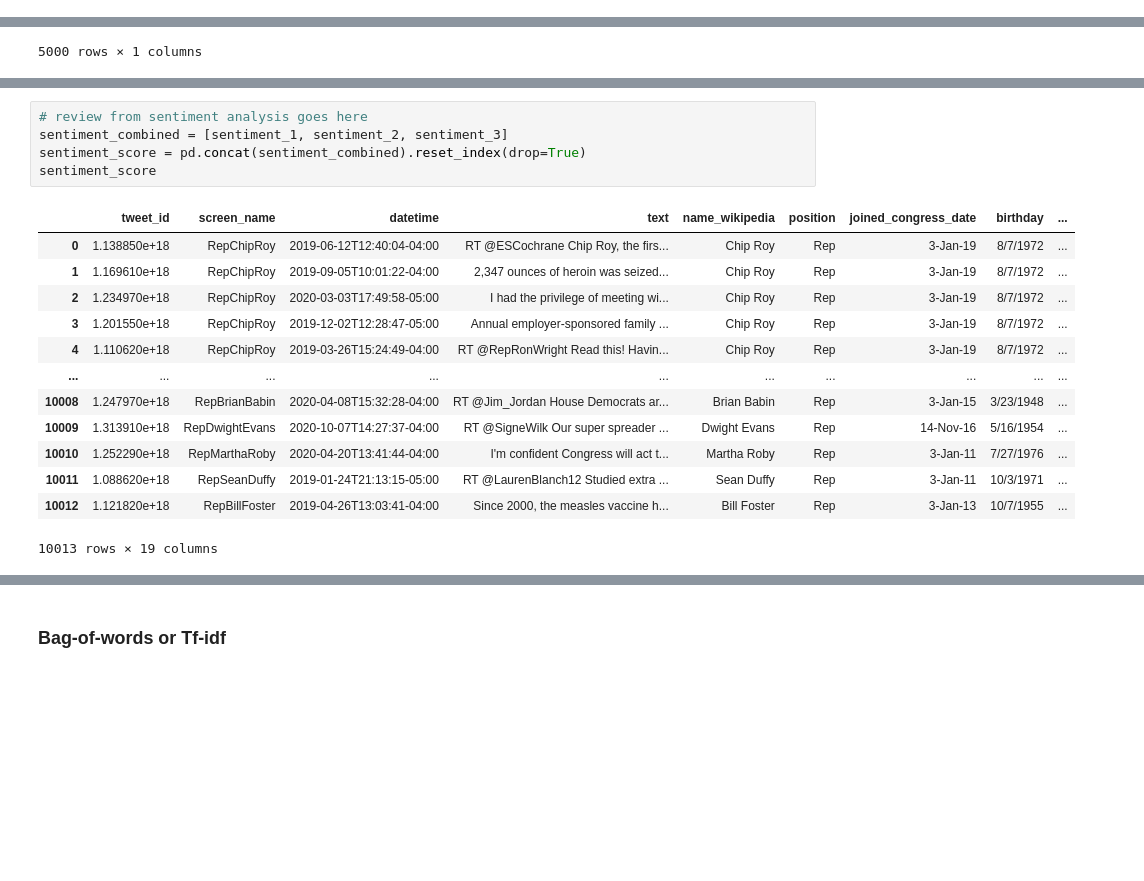
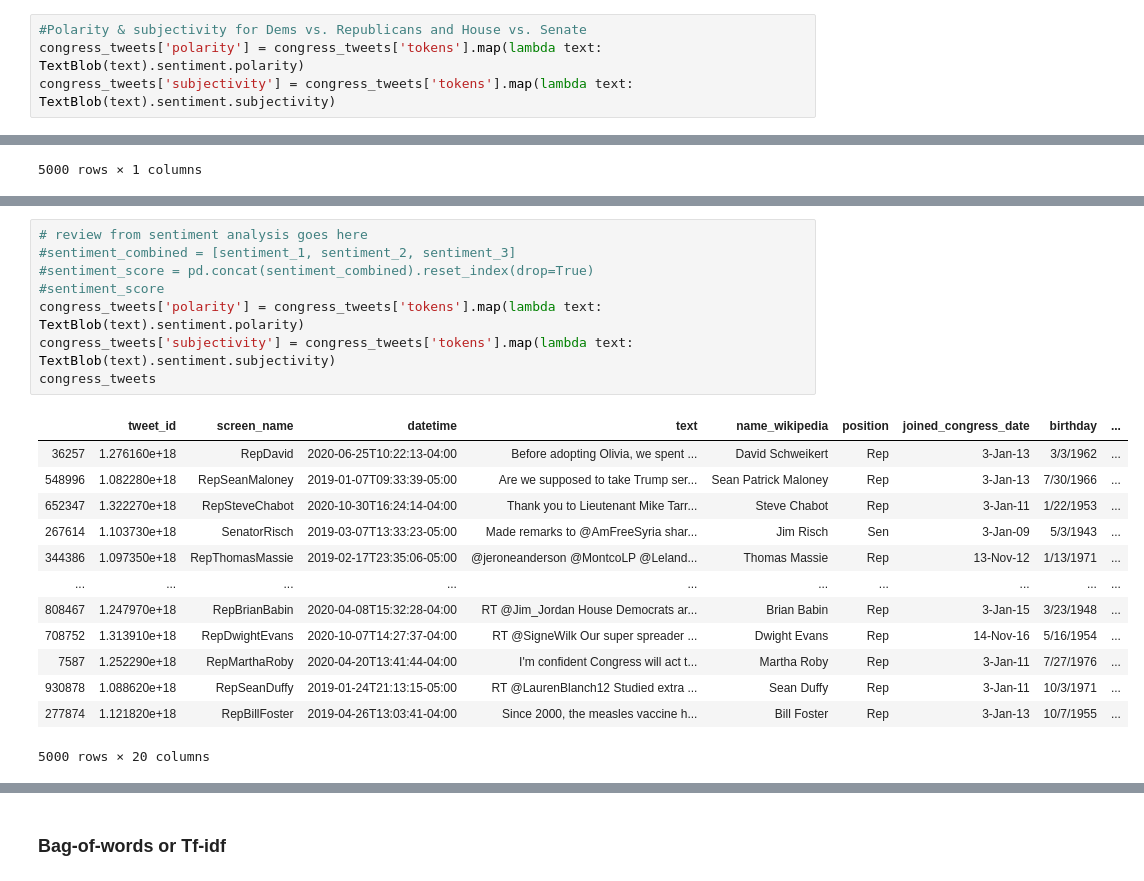
Before and after one commit to paulbsalamanca/CSS-Project-5-Team-6-Spring-2021, a Jupyter notebook: Project 5 Student.ipynb, the cells around one changed output, grey strips where cells are left out. Drawn from its saved outputs; the diff is of its cells as text; blank space fills up the shorter version.

```diff
--- a/Project 5 Student.ipynb
+++ b/Project 5 Student.ipynb
@@ -531 +648,5 @@ See the caveats in the documentation: https://pandas.pydata.org/pandas-docs/stab
+# %%
+#Polarity & subjectivity for Dems vs. Republicans and House vs. Senate
+congress_tweets['polarity'] = congress_tweets['tokens'].map(lambda text: TextBlob(text).sentiment.polarity)
+congress_tweets['subjectivity'] = congress_tweets['tokens'].map(lambda text: TextBlob(text).sentiment.subjectivity)
 # %%
@@ -641,21 +727,24 @@ topic_dist_df
 # %%
 # review from sentiment analysis goes here
-sentiment_combined = [sentiment_1, sentiment_2, sentiment_3]
-sentiment_score = pd.concat(sentiment_combined).reset_index(drop=True)
-sentiment_score
+#sentiment_combined = [sentiment_1, sentiment_2, sentiment_3]
+#sentiment_score = pd.concat(sentiment_combined).reset_index(drop=True)
+#sentiment_score
+congress_tweets['polarity'] = congress_tweets['tokens'].map(lambda text: TextBlob(text).sentiment.polarity)
+congress_tweets['subjectivity'] = congress_tweets['tokens'].map(lambda text: TextBlob(text).sentiment.subjectivity)
+congress_tweets
 # %% [output]
 |  | tweet_id | screen_name | datetime | text | name_wikipedia | position | joined_congress_date | birthday | ... |
-| 0 | 1.138850e+18 | RepChipRoy | 2019-06-12T12:40:04-04:00 | RT @ESCochrane Chip Roy, the firs... | Chip Roy | Rep | 3-Jan-19 | 8/7/1972 | ... |
-| 1 | 1.169610e+18 | RepChipRoy | 2019-09-05T10:01:22-04:00 | 2,347 ounces of heroin was seized... | Chip Roy | Rep | 3-Jan-19 | 8/7/1972 | ... |
-| 2 | 1.234970e+18 | RepChipRoy | 2020-03-03T17:49:58-05:00 | I had the privilege of meeting wi... | Chip Roy | Rep | 3-Jan-19 | 8/7/1972 | ... |
-| 3 | 1.201550e+18 | RepChipRoy | 2019-12-02T12:28:47-05:00 | Annual employer-sponsored family ... | Chip Roy | Rep | 3-Jan-19 | 8/7/1972 | ... |
-| 4 | 1.110620e+18 | RepChipRoy | 2019-03-26T15:24:49-04:00 | RT @RepRonWright Read this! Havin... | Chip Roy | Rep | 3-Jan-19 | 8/7/1972 | ... |
+| 36257 | 1.276160e+18 | RepDavid | 2020-06-25T10:22:13-04:00 | Before adopting Olivia, we spent ... | David Schweikert | Rep | 3-Jan-13 | 3/3/1962 | ... |
+| 548996 | 1.082280e+18 | RepSeanMaloney | 2019-01-07T09:33:39-05:00 | Are we supposed to take Trump ser... | Sean Patrick Maloney | Rep | 3-Jan-13 | 7/30/1966 | ... |
+| 652347 | 1.322270e+18 | RepSteveChabot | 2020-10-30T16:24:14-04:00 | Thank you to Lieutenant Mike Tarr... | Steve Chabot | Rep | 3-Jan-11 | 1/22/1953 | ... |
+| 267614 | 1.103730e+18 | SenatorRisch | 2019-03-07T13:33:23-05:00 | Made remarks to @AmFreeSyria shar... | Jim Risch | Sen | 3-Jan-09 | 5/3/1943 | ... |
+| 344386 | 1.097350e+18 | RepThomasMassie | 2019-02-17T23:35:06-05:00 | @jeroneanderson @MontcoLP @Leland... | Thomas Massie | Rep | 13-Nov-12 | 1/13/1971 | ... |
 | ... | ... | ... | ... | ... | ... | ... | ... | ... | ... |
-| 10008 | 1.247970e+18 | RepBrianBabin | 2020-04-08T15:32:28-04:00 | RT @Jim_Jordan House Democrats ar... | Brian Babin | Rep | 3-Jan-15 | 3/23/1948 | ... |
-| 10009 | 1.313910e+18 | RepDwightEvans | 2020-10-07T14:27:37-04:00 | RT @SigneWilk Our super spreader ... | Dwight Evans | Rep | 14-Nov-16 | 5/16/1954 | ... |
-| 10010 | 1.252290e+18 | RepMarthaRoby | 2020-04-20T13:41:44-04:00 | I'm confident Congress will act t... | Martha Roby | Rep | 3-Jan-11 | 7/27/1976 | ... |
-| 10011 | 1.088620e+18 | RepSeanDuffy | 2019-01-24T21:13:15-05:00 | RT @LaurenBlanch12 Studied extra ... | Sean Duffy | Rep | 3-Jan-11 | 10/3/1971 | ... |
-| 10012 | 1.121820e+18 | RepBillFoster | 2019-04-26T13:03:41-04:00 | Since 2000, the measles vaccine h... | Bill Foster | Rep | 3-Jan-13 | 10/7/1955 | ... |
+| 808467 | 1.247970e+18 | RepBrianBabin | 2020-04-08T15:32:28-04:00 | RT @Jim_Jordan House Democrats ar... | Brian Babin | Rep | 3-Jan-15 | 3/23/1948 | ... |
+| 708752 | 1.313910e+18 | RepDwightEvans | 2020-10-07T14:27:37-04:00 | RT @SigneWilk Our super spreader ... | Dwight Evans | Rep | 14-Nov-16 | 5/16/1954 | ... |
+| 7587 | 1.252290e+18 | RepMarthaRoby | 2020-04-20T13:41:44-04:00 | I'm confident Congress will act t... | Martha Roby | Rep | 3-Jan-11 | 7/27/1976 | ... |
+| 930878 | 1.088620e+18 | RepSeanDuffy | 2019-01-24T21:13:15-05:00 | RT @LaurenBlanch12 Studied extra ... | Sean Duffy | Rep | 3-Jan-11 | 10/3/1971 | ... |
+| 277874 | 1.121820e+18 | RepBillFoster | 2019-04-26T13:03:41-04:00 | Since 2000, the measles vaccine h... | Bill Foster | Rep | 3-Jan-13 | 10/7/1955 | ... |
-10013 rows × 19 columns
+5000 rows × 20 columns
 # %%
 # combine into dataframe
```
Also changed, not shown: parts of 33 cells of this notebook, 2 other files.
